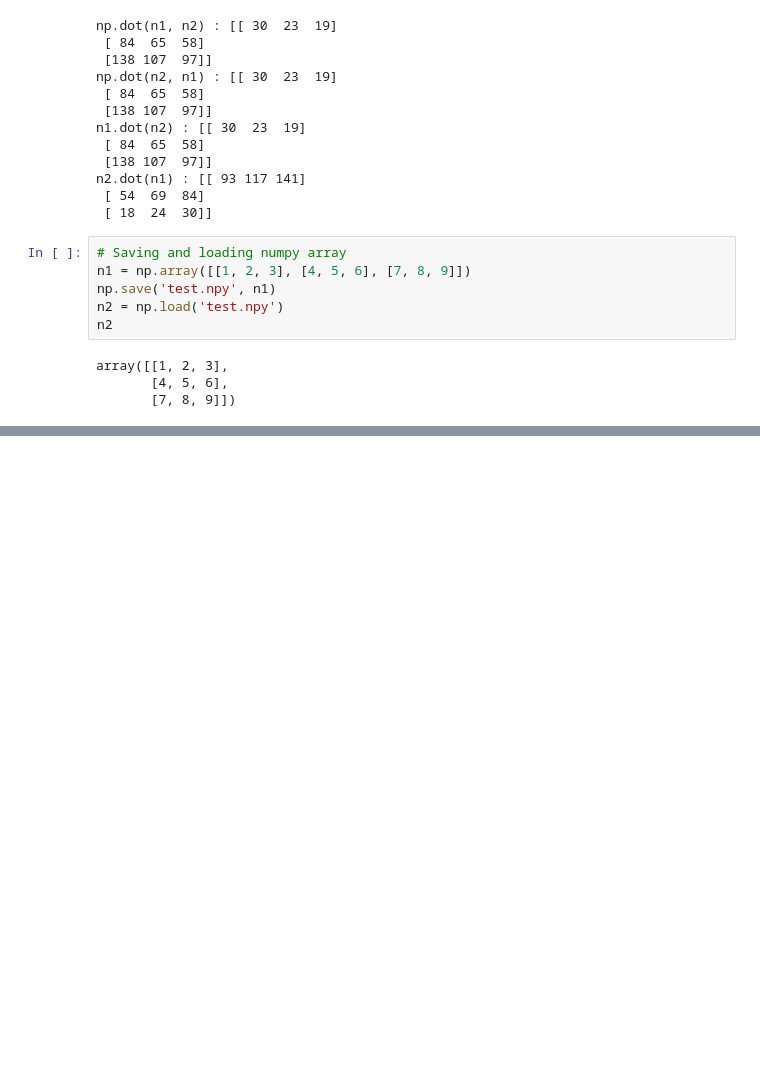
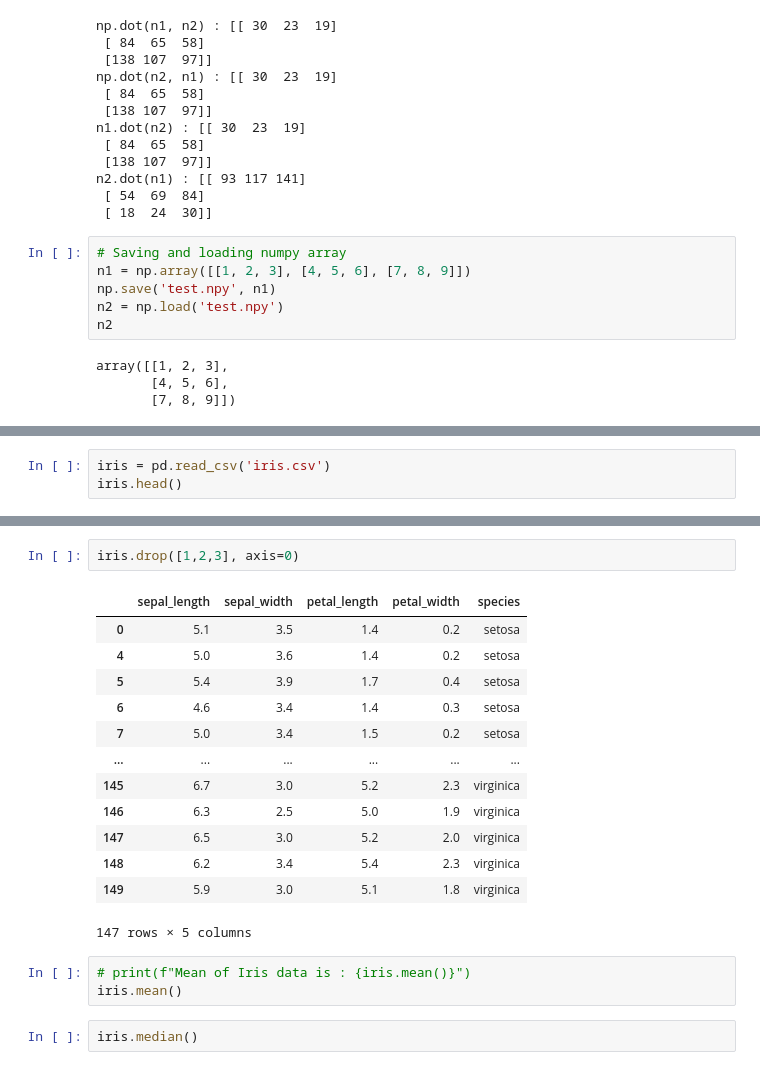
Before and after one commit to vaibhav-arde/Python_for_AI_ML_Data_Science, a Jupyter notebook: python_notebook.ipynb, the cells around one changed output, grey strips where cells are left out. Saved outputs shown, nothing was run; the diff lists cells and outputs as text; blank space fills up the shorter version.

```diff
--- a/python_notebook.ipynb
+++ b/python_notebook.ipynb
@@ -1661,0 +1795,3 @@ array([[1, 2, 3],
+# %%
+iris = pd.read_csv('iris.csv')
+iris.head()
@@ -1661,0 +1921,21 @@ array([[1, 2, 3],
+# %%
+iris.drop([1,2,3], axis=0)
+# %% [output]
+|  | sepal_length | sepal_width | petal_length | petal_width | species |
+| 0 | 5.1 | 3.5 | 1.4 | 0.2 | setosa |
+| 4 | 5.0 | 3.6 | 1.4 | 0.2 | setosa |
+| 5 | 5.4 | 3.9 | 1.7 | 0.4 | setosa |
+| 6 | 4.6 | 3.4 | 1.4 | 0.3 | setosa |
+| 7 | 5.0 | 3.4 | 1.5 | 0.2 | setosa |
+| ... | ... | ... | ... | ... | ... |
+| 145 | 6.7 | 3.0 | 5.2 | 2.3 | virginica |
+| 146 | 6.3 | 2.5 | 5.0 | 1.9 | virginica |
+| 147 | 6.5 | 3.0 | 5.2 | 2.0 | virginica |
+| 148 | 6.2 | 3.4 | 5.4 | 2.3 | virginica |
+| 149 | 5.9 | 3.0 | 5.1 | 1.8 | virginica |
+147 rows × 5 columns
+# %%
+# print(f"Mean of Iris data is : {iris.mean()}")
+iris.mean()
+# %%
+iris.median()
```
Also changed, not shown: parts of 30 cells of this notebook, 1 other file.
